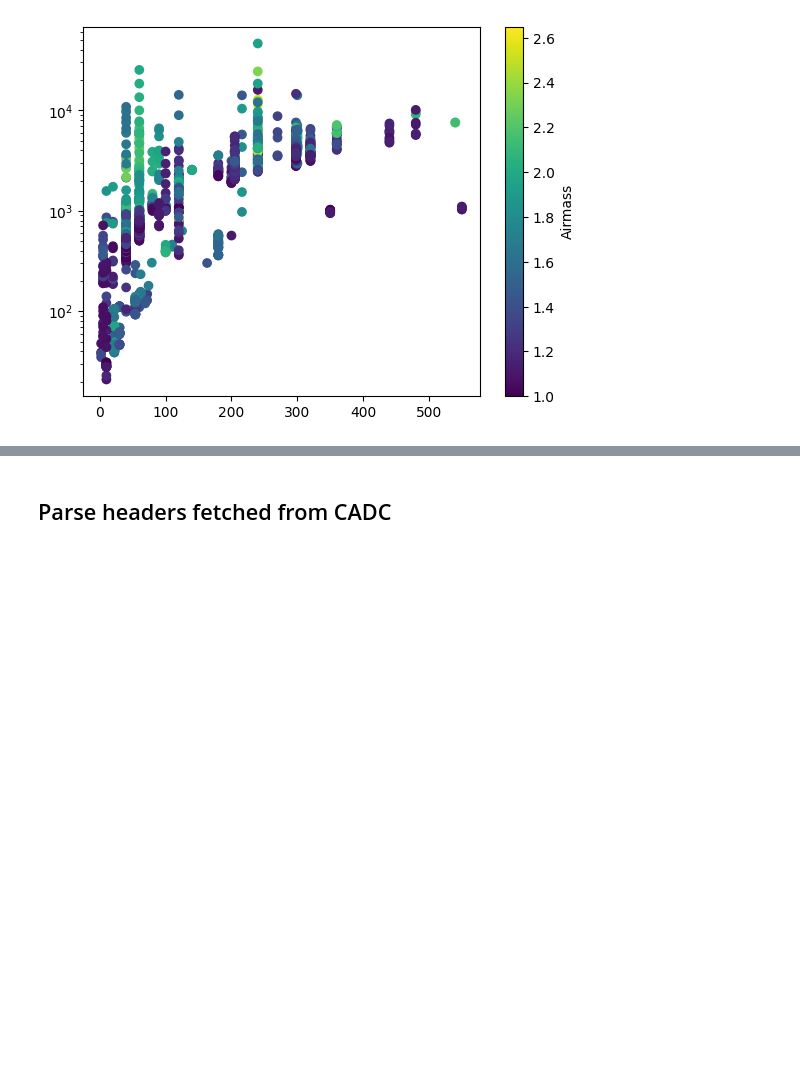
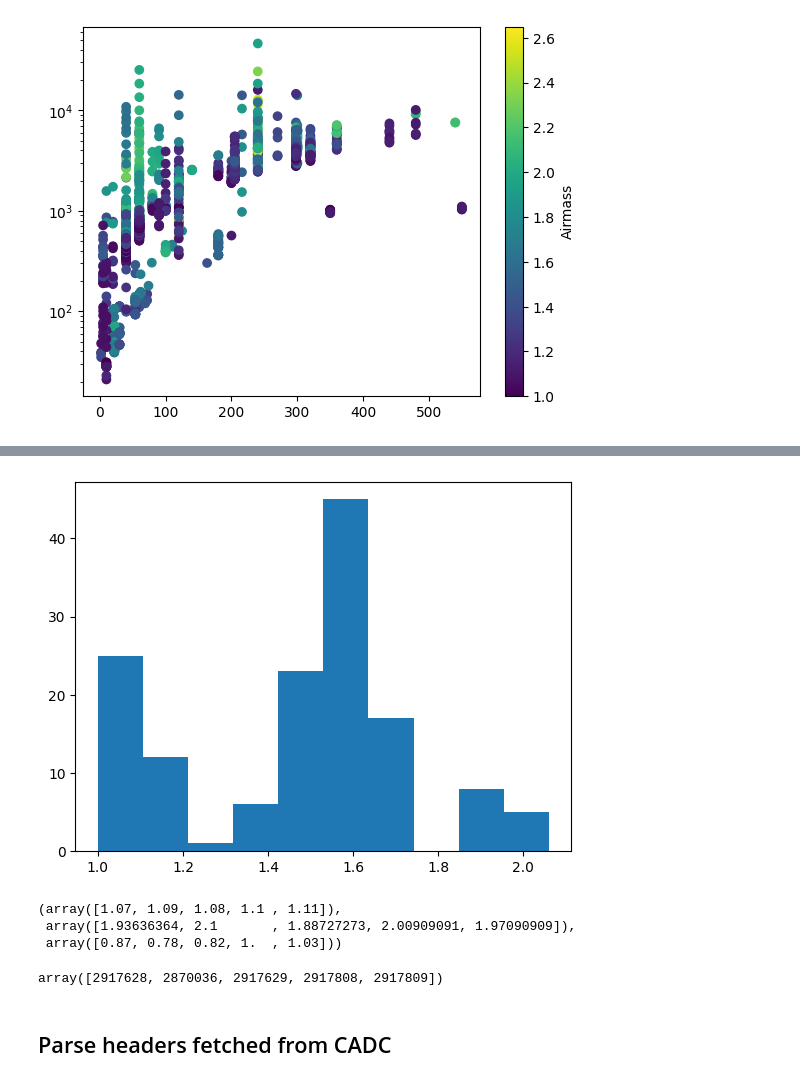
Before and after one commit to dstndstn/cfht-etc, a Jupyter notebook: cfht-exptime.ipynb, the cells around one changed output, grey strips where cells are left out. Cells and saved outputs as stored; diff of their text form; code cells hidden in the pictures; blank space fills up the shorter version.

```diff
--- a/cfht-exptime.ipynb
+++ b/cfht-exptime.ipynb
@@ -725,0 +743,4 @@ lines[0]
+# %%
+plt.hist(T.airmass[I]);
+# %% [output]
+[figure, added]
@@ -726,3 +752,13 @@ lines[0]
+# %%
+T.airmass[j], T.skylevel[j]/T.exptime[j], T.seeing_center[j]
+# %% [output]
+(array([1.07, 1.09, 1.08, 1.1 , 1.11]),
+ array([1.93636364, 2.1       , 1.88727273, 2.00909091, 1.97090909]),
+ array([0.87, 0.78, 0.82, 1.  , 1.03]))
+# %%
+T.expnum[j]
+# %% [output]
+array([2917628, 2870036, 2917629, 2917808, 2917809])
 # %% [markdown]
 ## Parse headers fetched from CADC
 # %%
```
Also changed, not shown: parts of 7 cells of this notebook.
